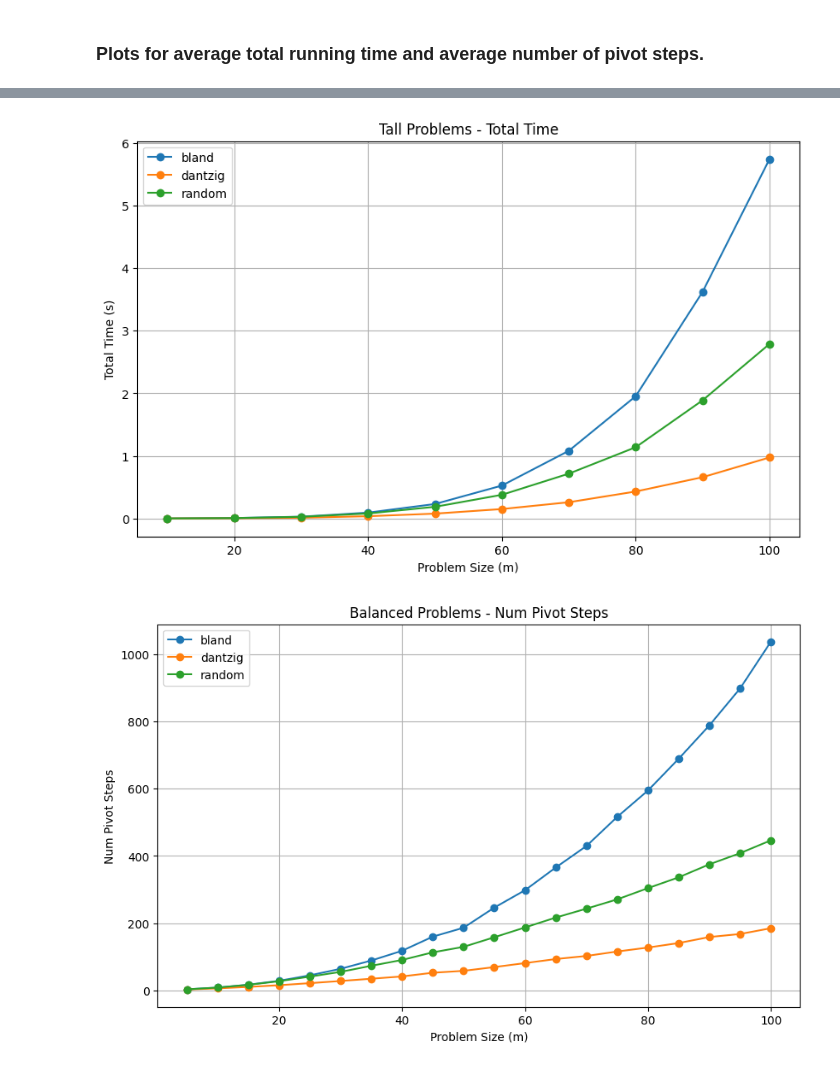
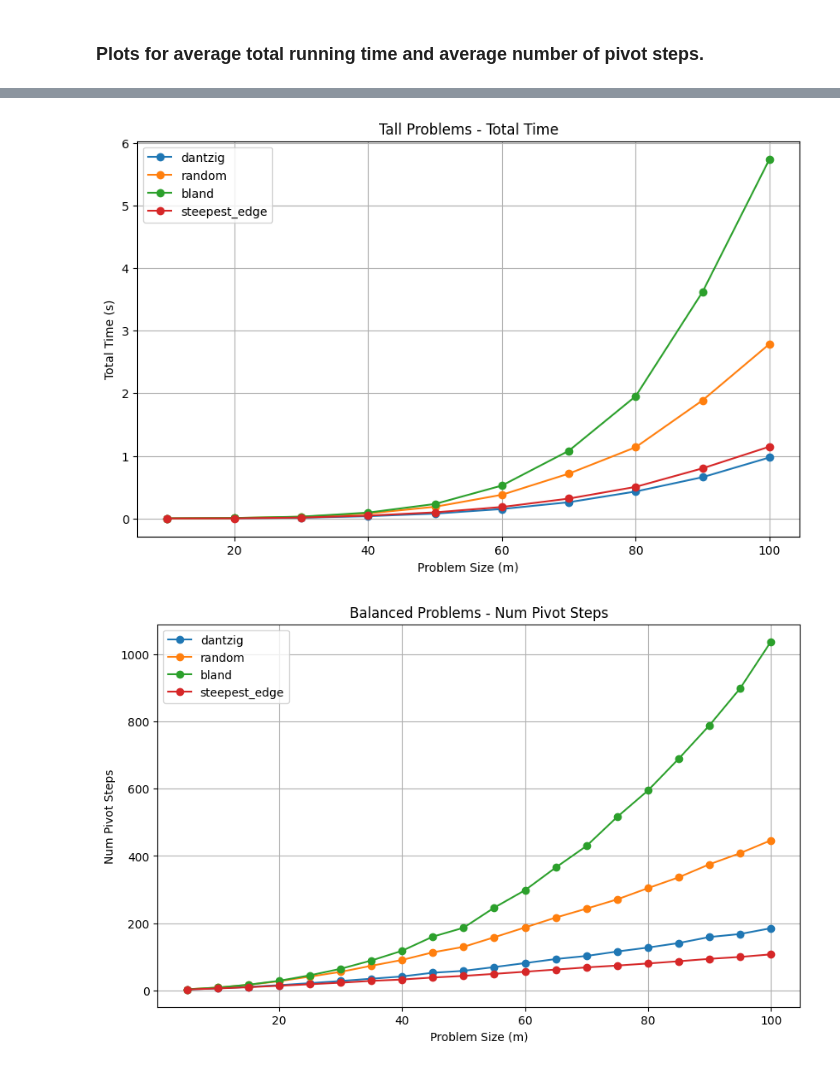
Before and after one commit to AndreiLucianRadulescu/Level5Project, a Jupyter notebook: pivot_rules_one_phase_only_experiment.ipynb, the cells around one changed output, grey strips where cells are left out. Drawn from its saved outputs; the diff is of its cells as text; code cells hidden in the pictures.

```diff
--- a/pivot_rules_one_phase_only_experiment.ipynb
+++ b/pivot_rules_one_phase_only_experiment.ipynb
@@ -604,7 +606,7 @@ Done with size 100x50. Results saved.
 # %%
 import numpy as np
 # %%
-pivot_rules = ["dantzig", "random", "bland"]
+pivot_rules = ["dantzig", "random", "bland", "steepest_edge"]
 metrics = ["total_time", "num_pivot_steps"]
 categories = {
     "balanced_problems": balanced_sizes,
@@ -703,8 +705,11 @@ for metric in metrics:
         if not os.path.exists(os.path.join("plots", "pivot_rules")):
             os.mkdir(os.path.join("plots", "pivot_rules"))
 
+        if not os.path.exists(os.path.join("plots", "pivot_rules", "one_phase_only")):
+            os.mkdir(os.path.join("plots", "pivot_rules", "one_phase_only"))
 
-        plt.savefig(os.path.join("plots", "pivot_rules", f"{category.split('_')[0]}_{metric}.pdf"), format="pdf")
+
+        plt.savefig(os.path.join("plots", "pivot_rules", "one_phase_only", f"{category.split('_')[0]}_{metric}.pdf"), format="pdf")
 
         plt.show()
 # %% [output]
@@ -713,2 +718,2 @@ for metric in metrics:
-[figure, old version]
+[figure, new version]
-[figure, old version]
+[figure, new version]
```
Also changed, not shown: parts of 2 cells of this notebook, 17 other files.
